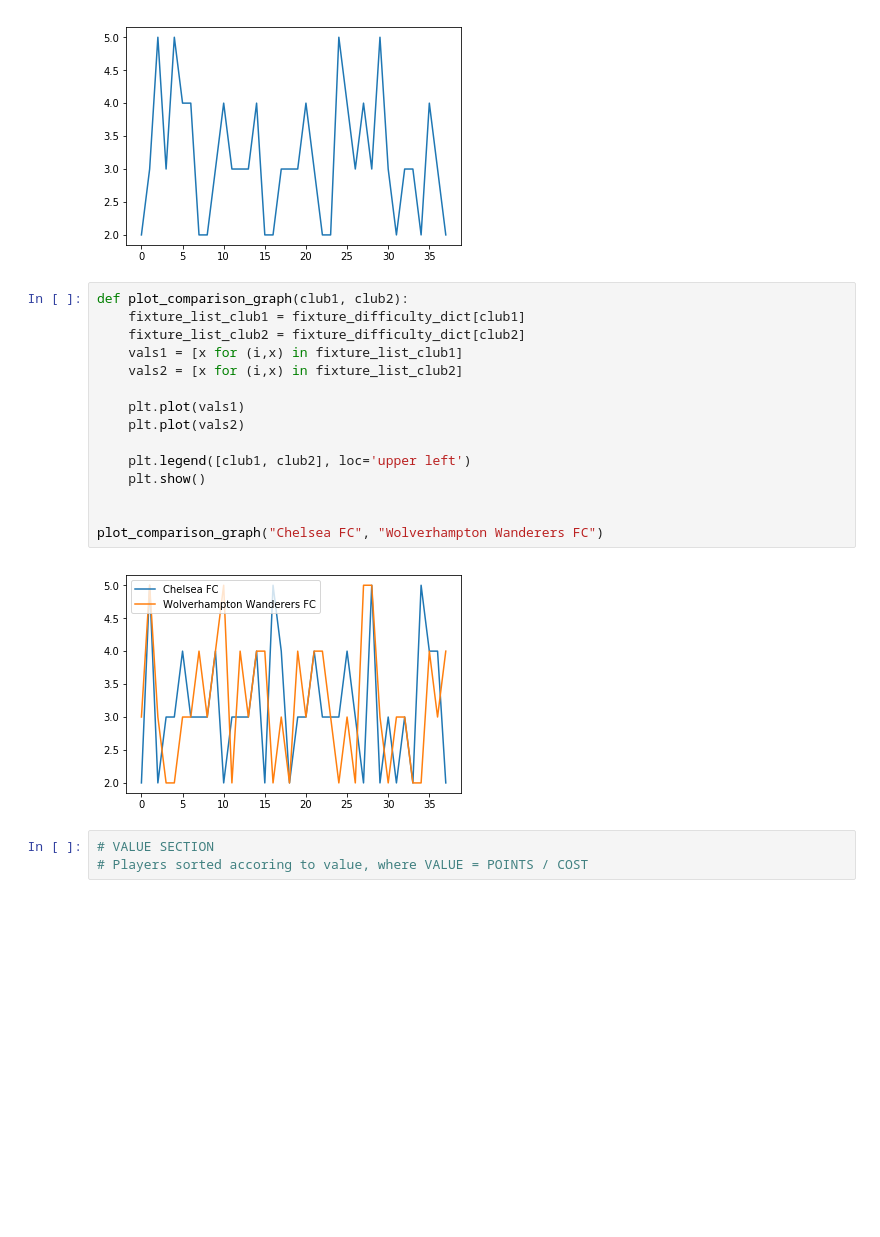
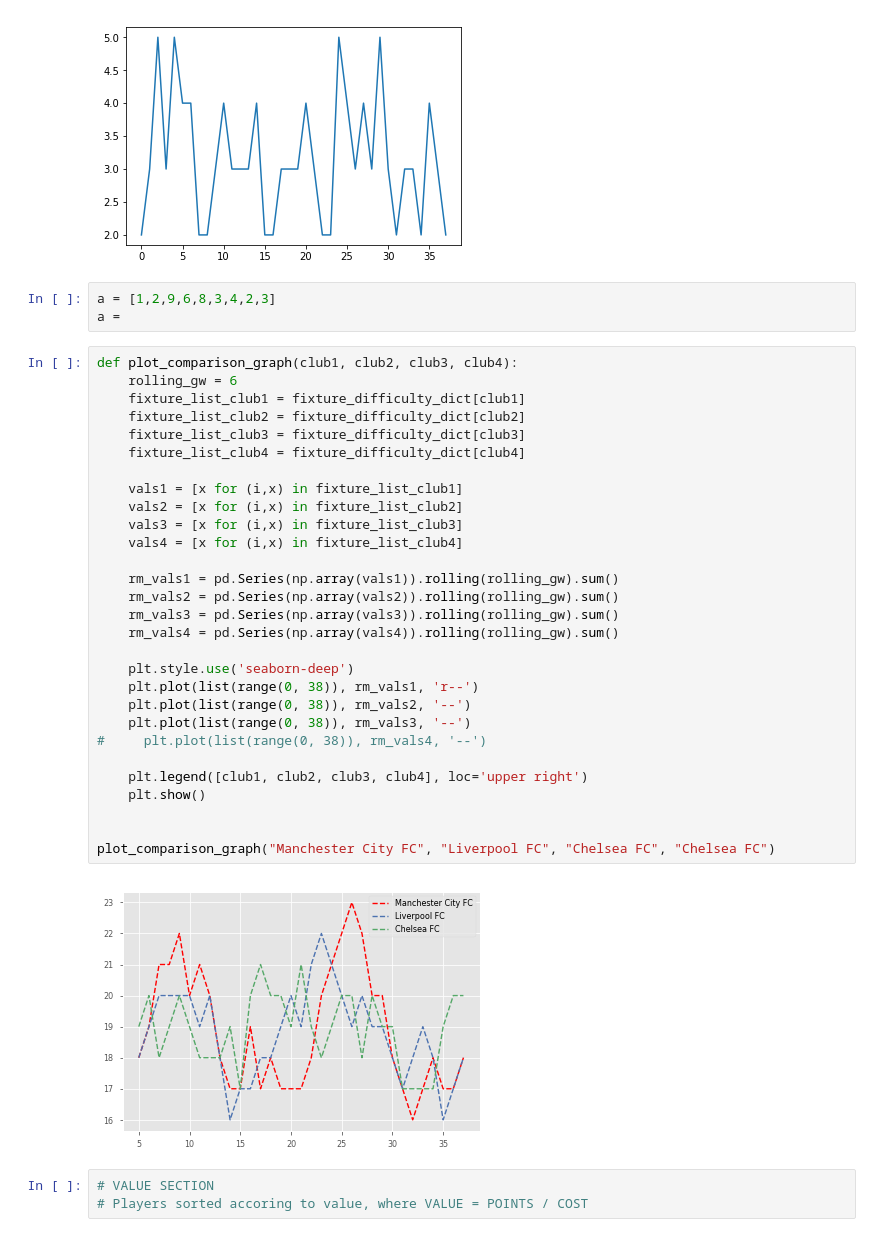
Before and after one commit to murchant/fatasypl, a Jupyter notebook: Fantasy.ipynb, the cells around one changed output. Cells and saved outputs as stored; diff of their text form; blank space fills up the shorter version.

Commit message:
added rolling average for plots

```diff
--- a/Fantasy.ipynb
+++ b/Fantasy.ipynb
@@ -157,23 +157,40 @@ def plot_difficulty_line_graph(club):
 plot_difficulty_line_graph("Arsenal FC")
 # %% [output]
 [figure]
-# %%
-def plot_comparison_graph(club1, club2):
-    fixture_list_club1 = fixture_difficulty_dict[club1]
-    fixture_list_club2 = fixture_difficulty_dict[club2]
-    vals1 = [x for (i,x) in fixture_list_club1]
-    vals2 = [x for (i,x) in fixture_list_club2]
-
-    plt.plot(vals1)
-    plt.plot(vals2)
-
-    plt.legend([club1, club2], loc='upper left')
-    plt.show()
-
-
-plot_comparison_graph("Chelsea FC", "Wolverhampton Wanderers FC")
-# %% [output]
-[figure, removed]
+# %%
+a = [1,2,9,6,8,3,4,2,3]
+a =
+# %%
+def plot_comparison_graph(club1, club2, club3, club4):
+    rolling_gw = 6
+    fixture_list_club1 = fixture_difficulty_dict[club1]
+    fixture_list_club2 = fixture_difficulty_dict[club2]
+    fixture_list_club3 = fixture_difficulty_dict[club3]
+    fixture_list_club4 = fixture_difficulty_dict[club4]
+
+    vals1 = [x for (i,x) in fixture_list_club1]
+    vals2 = [x for (i,x) in fixture_list_club2]
+    vals3 = [x for (i,x) in fixture_list_club3]
+    vals4 = [x for (i,x) in fixture_list_club4]
+
+    rm_vals1 = pd.Series(np.array(vals1)).rolling(rolling_gw).sum()
+    rm_vals2 = pd.Series(np.array(vals2)).rolling(rolling_gw).sum()
+    rm_vals3 = pd.Series(np.array(vals3)).rolling(rolling_gw).sum()
+    rm_vals4 = pd.Series(np.array(vals4)).rolling(rolling_gw).sum()
+
+    plt.style.use('seaborn-deep')
+    plt.plot(list(range(0, 38)), rm_vals1, 'r--')
+    plt.plot(list(range(0, 38)), rm_vals2, '--')
+    plt.plot(list(range(0, 38)), rm_vals3, '--')
+#     plt.plot(list(range(0, 38)), rm_vals4, '--')
+
+    plt.legend([club1, club2, club3, club4], loc='upper right')
+    plt.show()
+
+
+plot_comparison_graph("Manchester City FC", "Liverpool FC", "Chelsea FC", "Chelsea FC")
+# %% [output]
+[figure, added]
 # %%
 # VALUE SECTION
 # Players sorted accoring to value, where VALUE = POINTS / COST
```
